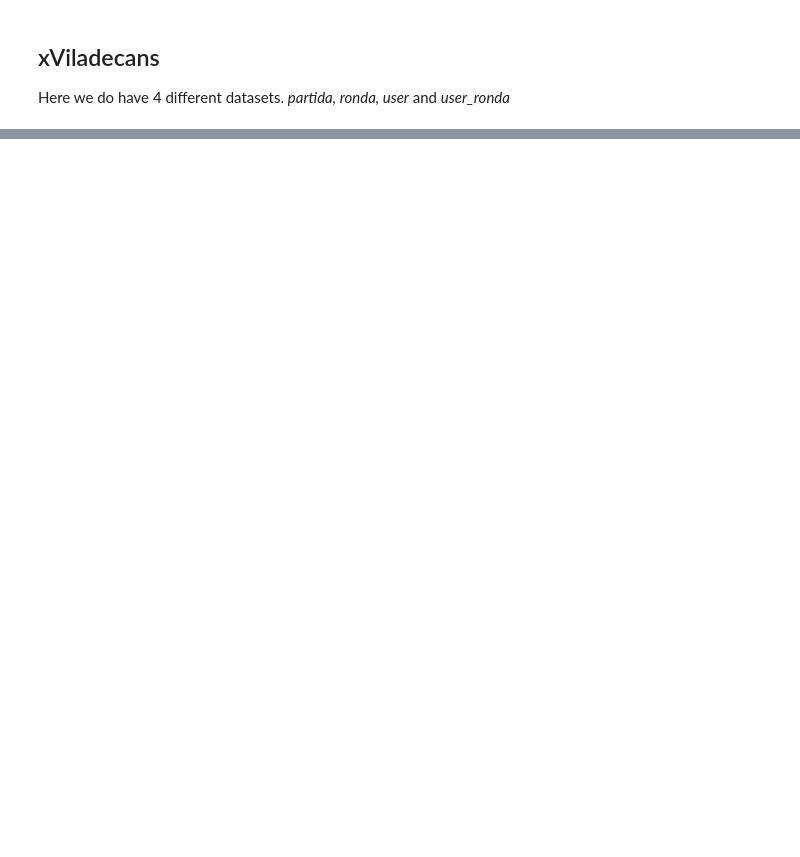
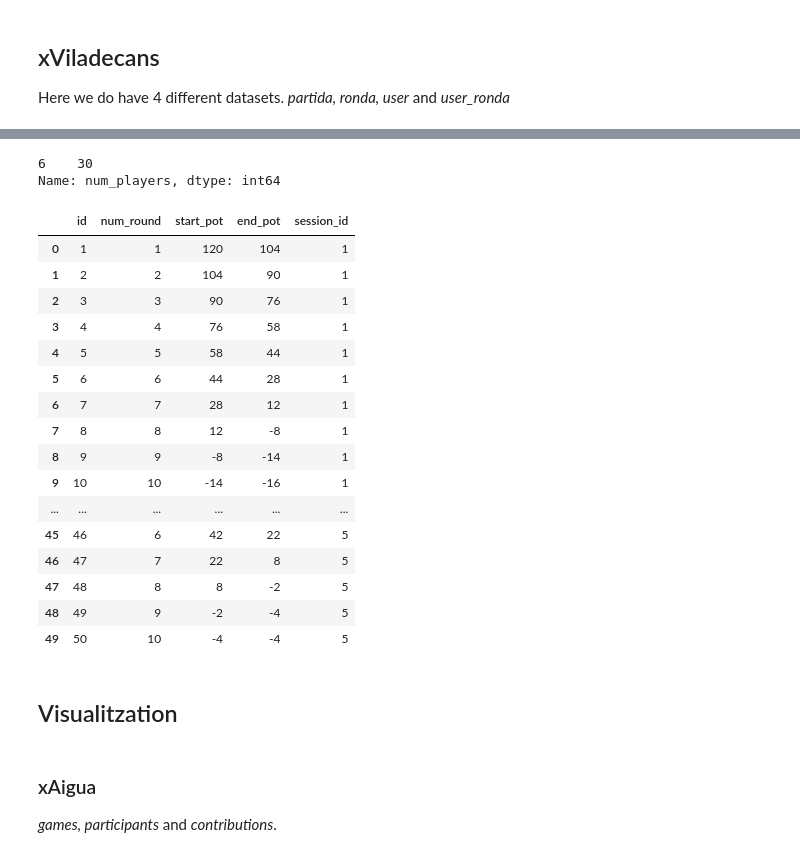
Before and after one commit to menektoni/TfG, a Jupyter notebook: Data_Analysis.ipynb, the cells around one changed output, grey strips where cells are left out. Drawn from its saved outputs; the diff is of its cells as text; code cells hidden in the pictures; blank space fills up the shorter version.

Commit message:
Starting the visualitzations.

```diff
--- a/Data_Analysis.ipynb
+++ b/Data_Analysis.ipynb
@@ -385,0 +397,30 @@ Here we do have 4 different datasets. *partida, ronda, user* and *user_ronda*
+# %%
+partida['num_players'].value_counts()
+# %% [output]
+6    30
+Name: num_players, dtype: int64
+# %%
+ronda.head(50) # No entenc els valors negatius.
+# %% [output]
+|  | id | num_round | start_pot | end_pot | session_id |
+| 0 | 1 | 1 | 120 | 104 | 1 |
+| 1 | 2 | 2 | 104 | 90 | 1 |
+| 2 | 3 | 3 | 90 | 76 | 1 |
+| 3 | 4 | 4 | 76 | 58 | 1 |
+| 4 | 5 | 5 | 58 | 44 | 1 |
+| 5 | 6 | 6 | 44 | 28 | 1 |
+| 6 | 7 | 7 | 28 | 12 | 1 |
+| 7 | 8 | 8 | 12 | -8 | 1 |
+| 8 | 9 | 9 | -8 | -14 | 1 |
+| 9 | 10 | 10 | -14 | -16 | 1 |
+| ... | ... | ... | ... | ... | ... |
+| 45 | 46 | 6 | 42 | 22 | 5 |
+| 46 | 47 | 7 | 22 | 8 | 5 |
+| 47 | 48 | 8 | 8 | -2 | 5 |
+| 48 | 49 | 9 | -2 | -4 | 5 |
+| 49 | 50 | 10 | -4 | -4 | 5 |
+# %% [markdown]
+## Visualitzation
+# %% [markdown]
+### xAigua
+*games, participants* and *contributions*.
```
Also changed, not shown: parts of 10 cells of this notebook.
